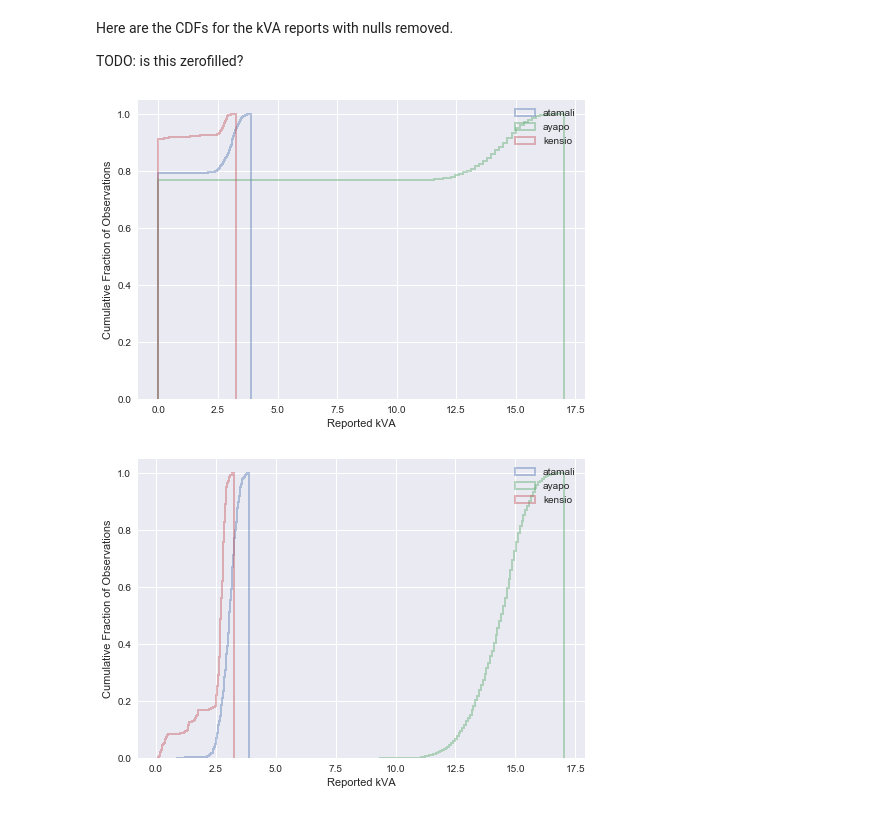
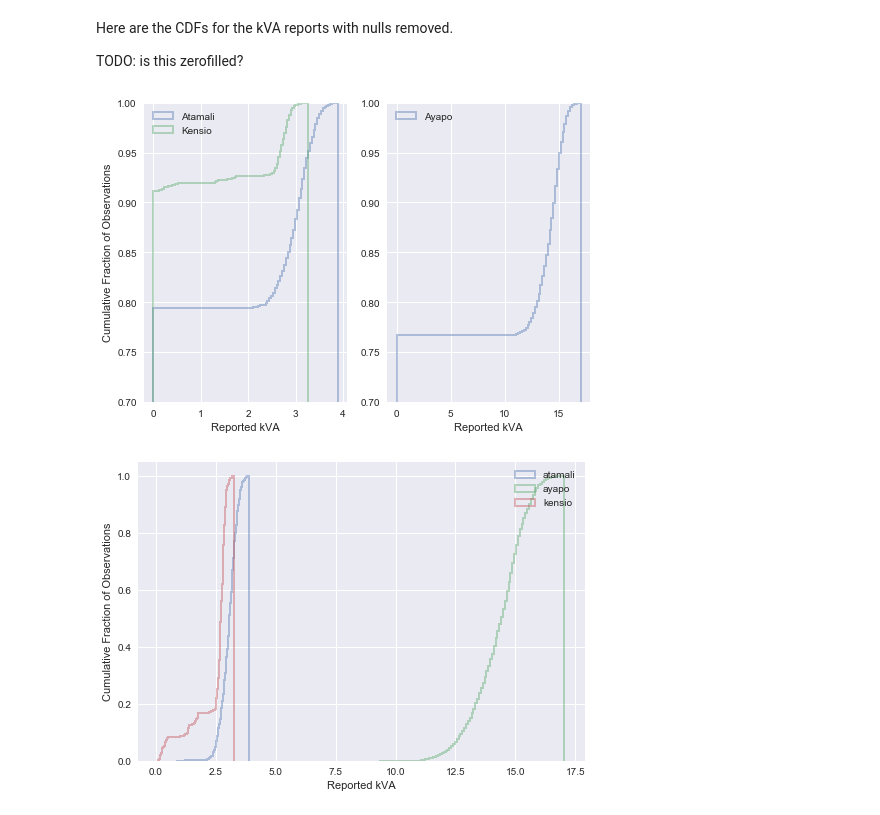
Before and after one commit to dsoto/WP19, a Jupyter notebook: analysis/SI-power-analysis.ipynb, the cells around one changed output. Drawn from its saved outputs; the diff is of its cells as text; code cells hidden in the pictures.

Commit message:
updates graph and table

```diff
--- a/analysis/SI-power-analysis.ipynb
+++ b/analysis/SI-power-analysis.ipynb
@@ -25,24 +25,34 @@ Here are the CDFs for the kVA reports with nulls removed.
 
 TODO: is this zerofilled?
 # %%
-fig, ax = plt.subplots()
+fig, ax = plt.subplots(1, 2)
 for rfd in wpa.raw_file_data[2:]:
     vname = rfd['village_name']
+    if vname == 'kensio' or vname == 'atamali':
+        axes = ax[0]
+    else:
+        axes = ax[1]
+
     sns.distplot(data_zf[vname]['kVA sliding window Demand'].dropna(),
                  hist_kws={'cumulative':True,
                            'histtype':'step',
                            'linewidth':2},
                 kde=False,
                 norm_hist=True,
                 bins=100,
-                ax=ax,
-                label=vname)
-ax.set_xlabel('Reported kVA')
-ax.set_ylabel('Cumulative Fraction of Observations')
-ax.legend()
+                ax=axes,
+                label=vname.title())
+
+ax[0].set_xlabel('Reported kVA')
+ax[1].set_xlabel('Reported kVA')
+ax[0].set_ylabel('Cumulative Fraction of Observations')
+ax[0].legend(loc='upper left')
+ax[1].legend(loc='upper left')
+ax[0].set_ylim((0.7, 1.0))
+ax[1].set_ylim((0.7, 1.0))
 plt.savefig('../plots/power-CDF.png')
 # %% [output]
-[figure, old version]
+[figure, new version]
 # %%
 fig, ax = plt.subplots()
 for rfd in wpa.raw_file_data[2:]:
```
Also changed, not shown: parts of 2 cells of this notebook, 1 other file.
